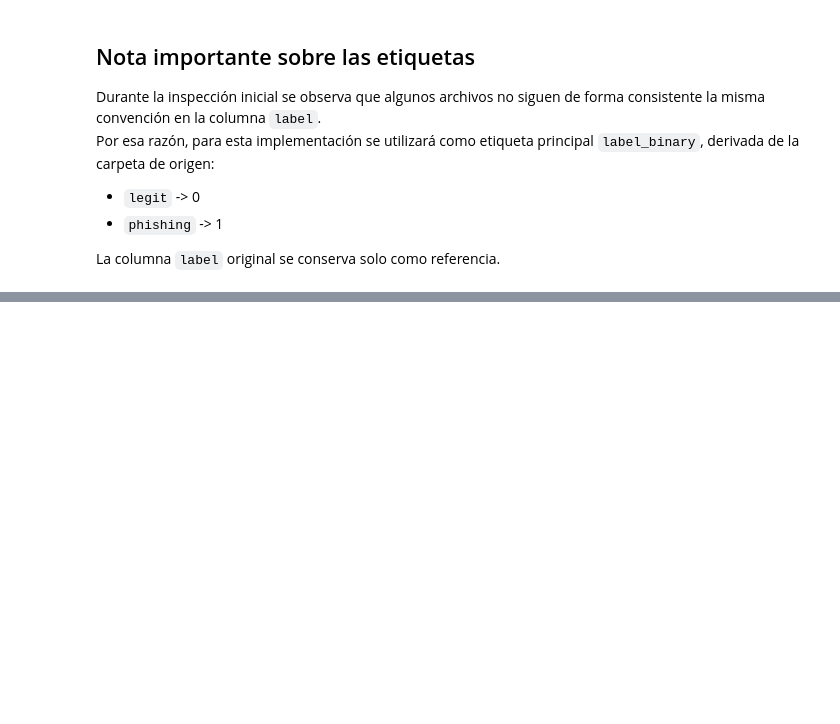
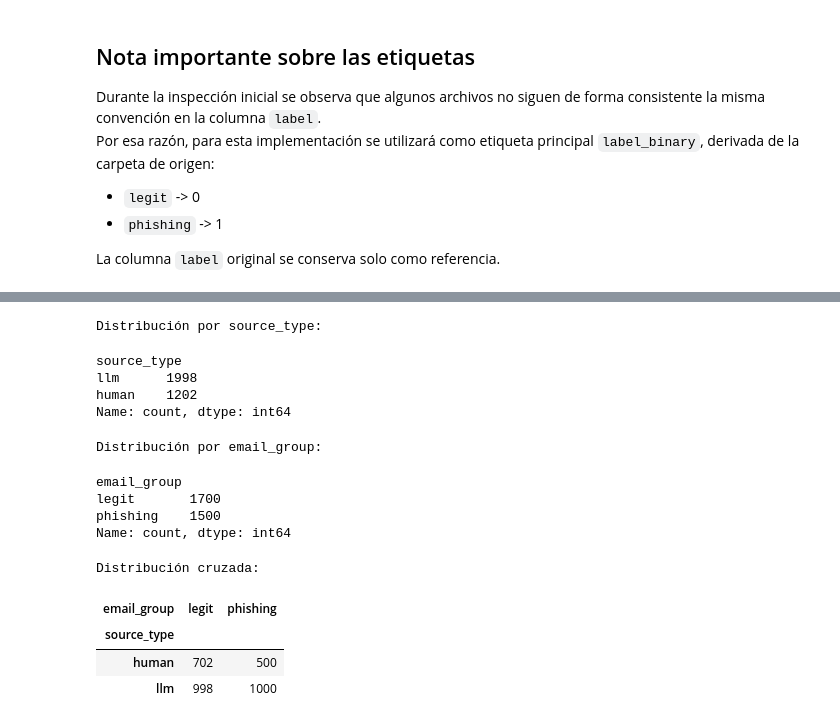
Before and after one commit to EdwinOrtegaK/Phishing-Detection-LLM-Shift, a Jupyter notebook: notebooks/eda_feature_engineering.ipynb, the cells around one changed output, grey strips where cells are left out. Drawn from its saved outputs; the diff is of its cells as text; code cells hidden in the pictures; blank space fills up the shorter version.

```diff
--- a/notebooks/eda_feature_engineering.ipynb
+++ b/notebooks/eda_feature_engineering.ipynb
@@ -229,0 +273,27 @@ La columna `label` original se conserva solo como referencia.
+# %%
+# Distribución general del dataset
+
+print("Distribución por source_type:")
+display(df_all["source_type"].value_counts())
+
+print("\nDistribución por email_group:")
+display(df_all["email_group"].value_counts())
+
+print("\nDistribución cruzada:")
+display(pd.crosstab(df_all["source_type"], df_all["email_group"]))
+# %% [output]
+Distribución por source_type:
+source_type
+llm      1998
+human    1202
+Name: count, dtype: int64
+Distribución por email_group:
+email_group
+legit       1700
+phishing    1500
+Name: count, dtype: int64
+Distribución cruzada:
+| email_group | legit | phishing |
+| source_type |  |  |
+| human | 702 | 500 |
+| llm | 998 | 1000 |
```
Also changed, not shown: parts of 3 cells of this notebook.
